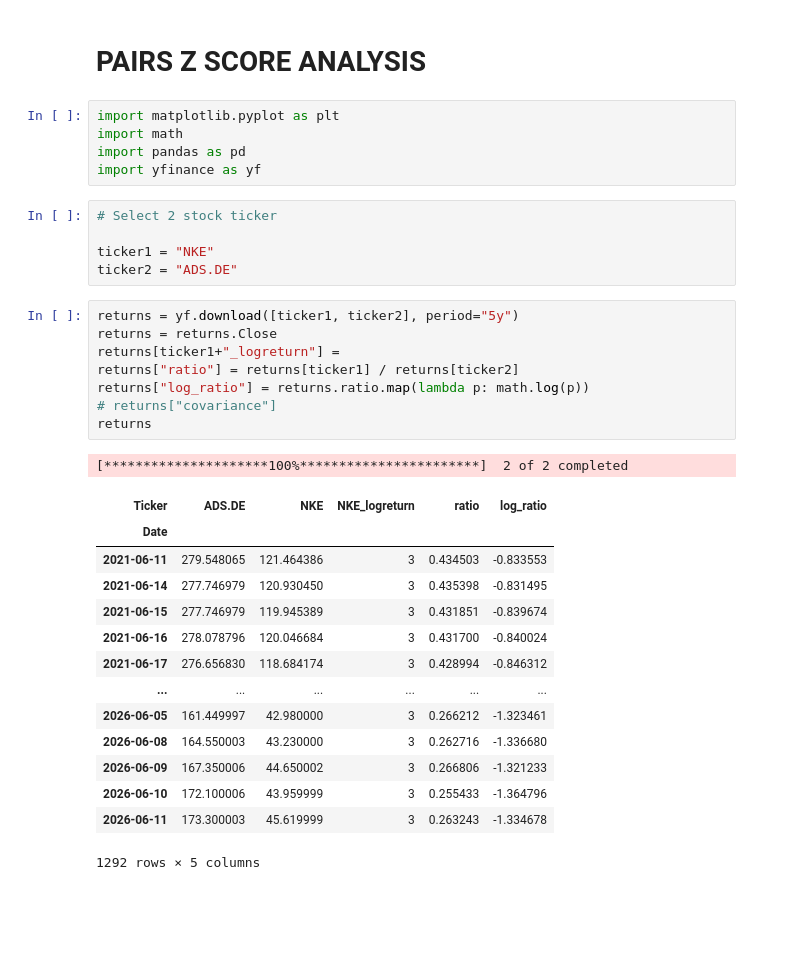
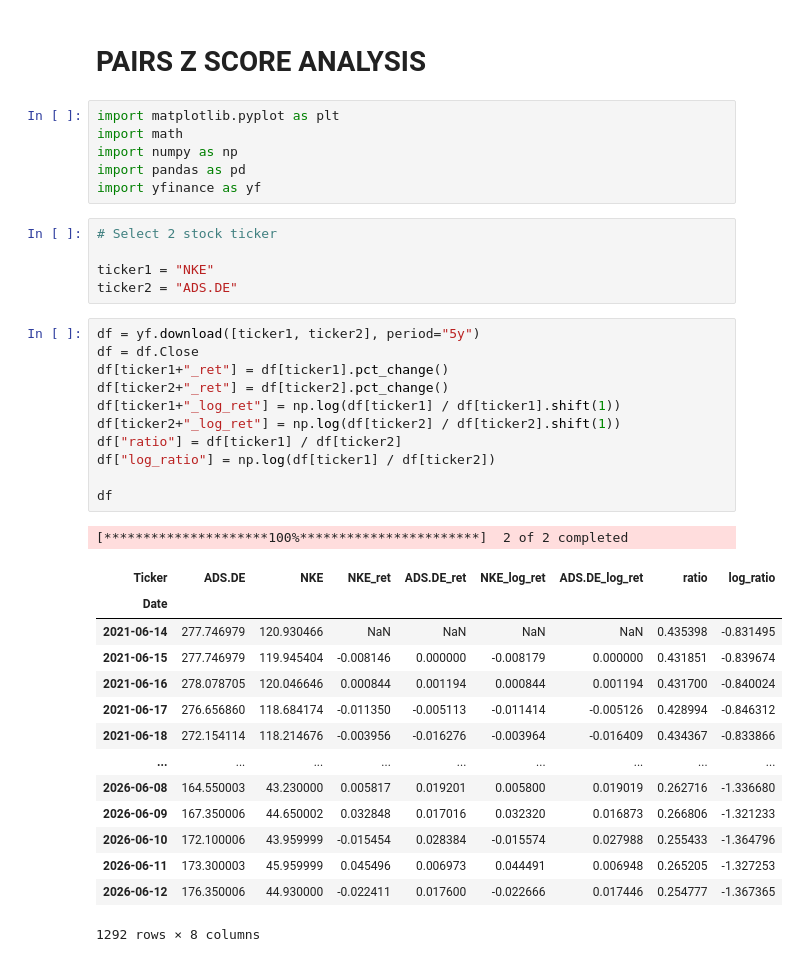
Before and after one commit to DylJeger/quant-journey, a Jupyter notebook: Pairs_Z_Score/Pairs_Z_Score.ipynb, the cells around one changed output. Cells and saved outputs as stored; diff of their text form; blank space fills up the shorter version.

```diff
--- a/Pairs_Z_Score/Pairs_Z_Score.ipynb
+++ b/Pairs_Z_Score/Pairs_Z_Score.ipynb
@@ -3,6 +3,7 @@
 # %%
 import matplotlib.pyplot as plt
 import math
+import numpy as np
 import pandas as pd
 import yfinance as yf
 # %%
@@ -11,29 +12,32 @@ import yfinance as yf
 ticker1 = "NKE"
 ticker2 = "ADS.DE"
 # %%
-returns = yf.download([ticker1, ticker2], period="5y")
-returns = returns.Close
-returns[ticker1+"_logreturn"] =
-returns["ratio"] = returns[ticker1] / returns[ticker2]
-returns["log_ratio"] = returns.ratio.map(lambda p: math.log(p))
-# returns["covariance"]
-returns
+df = yf.download([ticker1, ticker2], period="5y")
+df = df.Close
+df[ticker1+"_ret"] = df[ticker1].pct_change()
+df[ticker2+"_ret"] = df[ticker2].pct_change()
+df[ticker1+"_log_ret"] = np.log(df[ticker1] / df[ticker1].shift(1))
+df[ticker2+"_log_ret"] = np.log(df[ticker2] / df[ticker2].shift(1))
+df["ratio"] = df[ticker1] / df[ticker2]
+df["log_ratio"] = np.log(df[ticker1] / df[ticker2])
+
+df
 # %% [output]
 [*********************100%***********************]  2 of 2 completed
-| Ticker | ADS.DE | NKE | NKE_logreturn | ratio | log_ratio |
-| Date |  |  |  |  |  |
-| 2021-06-11 | 279.548065 | 121.464386 | 3 | 0.434503 | -0.833553 |
-| 2021-06-14 | 277.746979 | 120.930450 | 3 | 0.435398 | -0.831495 |
-| 2021-06-15 | 277.746979 | 119.945389 | 3 | 0.431851 | -0.839674 |
-| 2021-06-16 | 278.078796 | 120.046684 | 3 | 0.431700 | -0.840024 |
-| 2021-06-17 | 276.656830 | 118.684174 | 3 | 0.428994 | -0.846312 |
-| ... | ... | ... | ... | ... | ... |
-| 2026-06-05 | 161.449997 | 42.980000 | 3 | 0.266212 | -1.323461 |
-| 2026-06-08 | 164.550003 | 43.230000 | 3 | 0.262716 | -1.336680 |
-| 2026-06-09 | 167.350006 | 44.650002 | 3 | 0.266806 | -1.321233 |
-| 2026-06-10 | 172.100006 | 43.959999 | 3 | 0.255433 | -1.364796 |
-| 2026-06-11 | 173.300003 | 45.619999 | 3 | 0.263243 | -1.334678 |
+| Ticker | ADS.DE | NKE | NKE_ret | ADS.DE_ret | NKE_log_ret | ADS.DE_log_ret | ratio | log_ratio |
+| Date |  |  |  |  |  |  |  |  |
+| 2021-06-14 | 277.746979 | 120.930466 | NaN | NaN | NaN | NaN | 0.435398 | -0.831495 |
+| 2021-06-15 | 277.746979 | 119.945404 | -0.008146 | 0.000000 | -0.008179 | 0.000000 | 0.431851 | -0.839674 |
+| 2021-06-16 | 278.078705 | 120.046646 | 0.000844 | 0.001194 | 0.000844 | 0.001194 | 0.431700 | -0.840024 |
+| 2021-06-17 | 276.656860 | 118.684174 | -0.011350 | -0.005113 | -0.011414 | -0.005126 | 0.428994 | -0.846312 |
+| 2021-06-18 | 272.154114 | 118.214676 | -0.003956 | -0.016276 | -0.003964 | -0.016409 | 0.434367 | -0.833866 |
+| ... | ... | ... | ... | ... | ... | ... | ... | ... |
+| 2026-06-08 | 164.550003 | 43.230000 | 0.005817 | 0.019201 | 0.005800 | 0.019019 | 0.262716 | -1.336680 |
+| 2026-06-09 | 167.350006 | 44.650002 | 0.032848 | 0.017016 | 0.032320 | 0.016873 | 0.266806 | -1.321233 |
+| 2026-06-10 | 172.100006 | 43.959999 | -0.015454 | 0.028384 | -0.015574 | 0.027988 | 0.255433 | -1.364796 |
+| 2026-06-11 | 173.300003 | 45.959999 | 0.045496 | 0.006973 | 0.044491 | 0.006948 | 0.265205 | -1.327253 |
+| 2026-06-12 | 176.350006 | 44.930000 | -0.022411 | 0.017600 | -0.022666 | 0.017446 | 0.254777 | -1.367365 |
-1292 rows × 5 columns
+1292 rows × 8 columns
 # %%
 # chart to sense check
 fig, axs = plt.subplots(1, 2, figsize=(10, 3))
```
Also changed, not shown: parts of 2 cells of this notebook.
